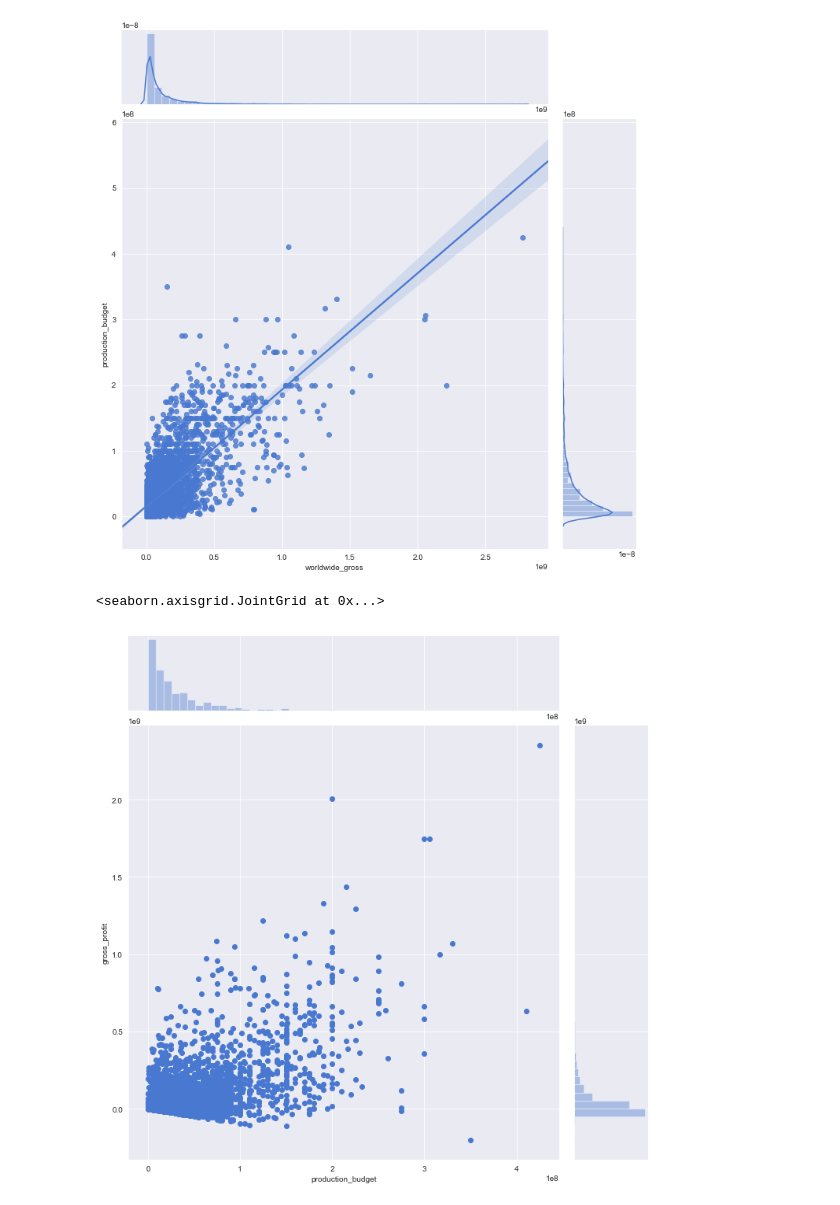
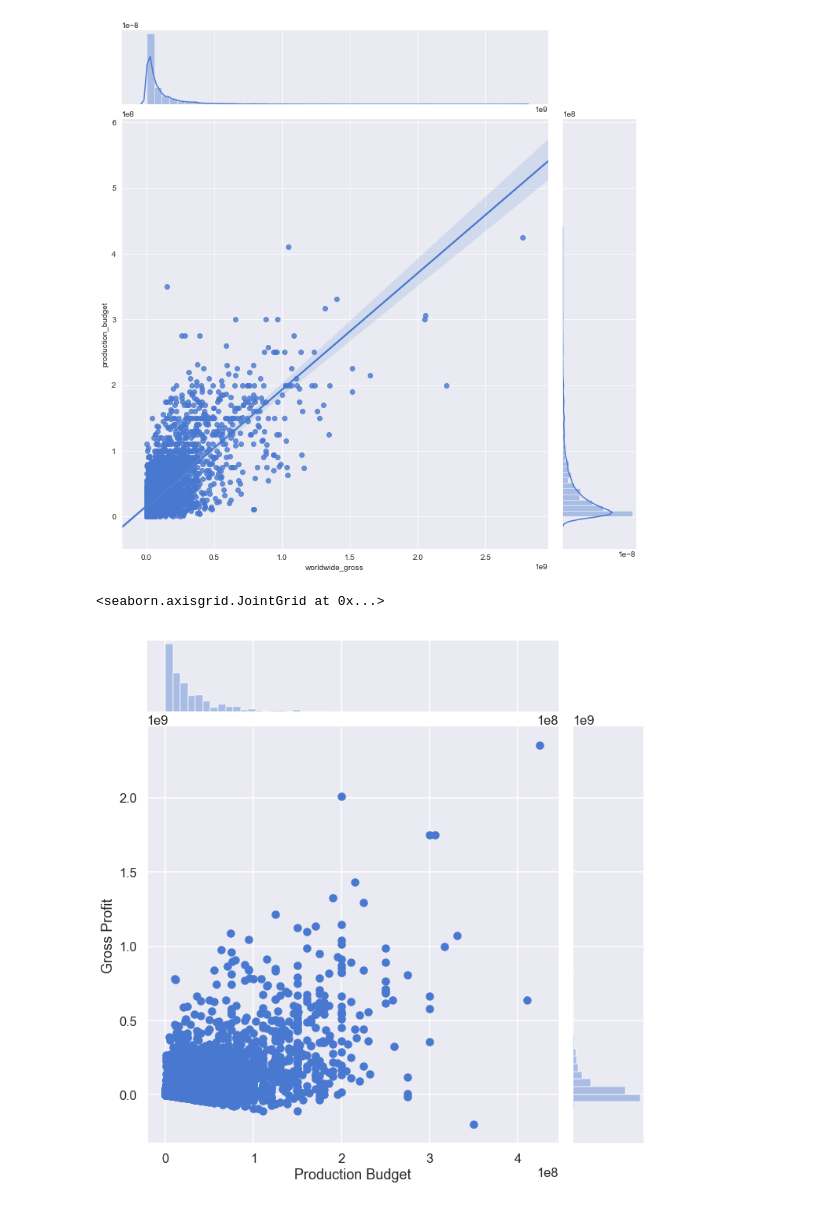
Before and after one commit to aschams/FlatironProject1, a Jupyter notebook: ASchams_notebook.ipynb, the cells around one changed output. Drawn from its saved outputs; the diff is of its cells as text; code cells hidden in the pictures.

```diff
--- a/ASchams_notebook.ipynb
+++ b/ASchams_notebook.ipynb
@@ -5,6 +5,7 @@ import pandas as pd
 import numpy as np
 import matplotlib.pyplot as plt
 import seaborn as sns
+sns.set_context("talk")
 %matplotlib inline
 # %% [markdown]
 ### Import the data
@@ -536,8 +546,8 @@ Text(0.5,1,'Total Gross by Genre')
 # %%
-x = sns.violinplot(x='level_1', y='total_gross', data=movies_with_genres_aasc)
+x = sns.violinplot(x='level_1', y='total_gross', data=movies_with_genres_aasc, dpi=1200)
 plt.xticks(rotation=90)
 plt.xlabel('Genre')
-plt.ylabel('Total Gross(Domestic + Foreign)')
+plt.ylabel('Total Gross (Domestic+Foreign)')
 plt.title('Total Gross by Genre')
 # %% [output]
 Text(0.5,1,'Total Gross by Genre')
@@ -587,10 +599,11 @@ sns.jointplot(x='worldwide_gross',
 <seaborn.axisgrid.JointGrid at 0x...>
 [figure]
 # %%
-sns.jointplot(x='production_budget',
+h = sns.jointplot(x='production_budget',
               y='gross_profit',
               data=tn2,
               height=10)
+h.set_axis_labels("Production Budget", "Gross Profit")
 # %% [output]
 <seaborn.axisgrid.JointGrid at 0x...>
-[figure, old version]
+[figure, new version]
```
Also changed, not shown: parts of 9 cells of this notebook.
